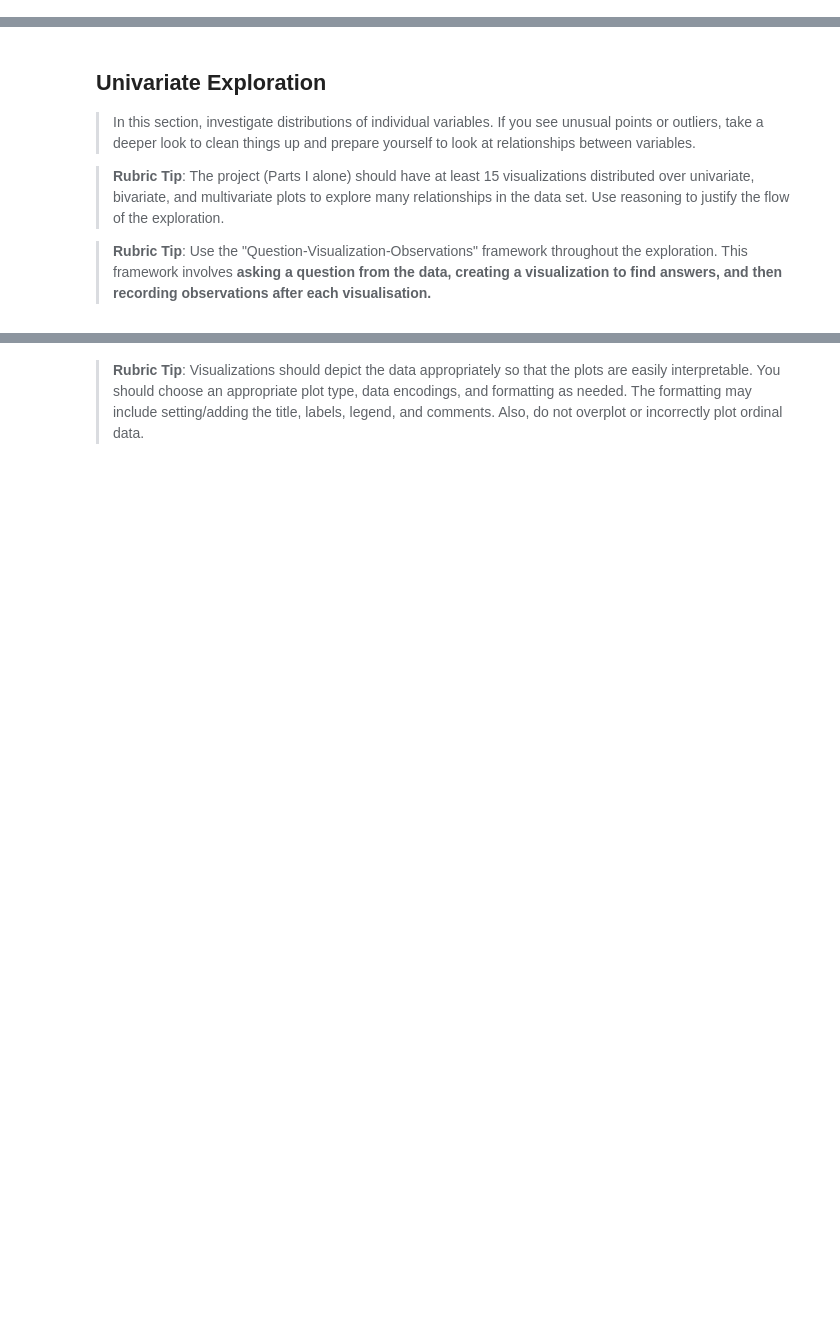
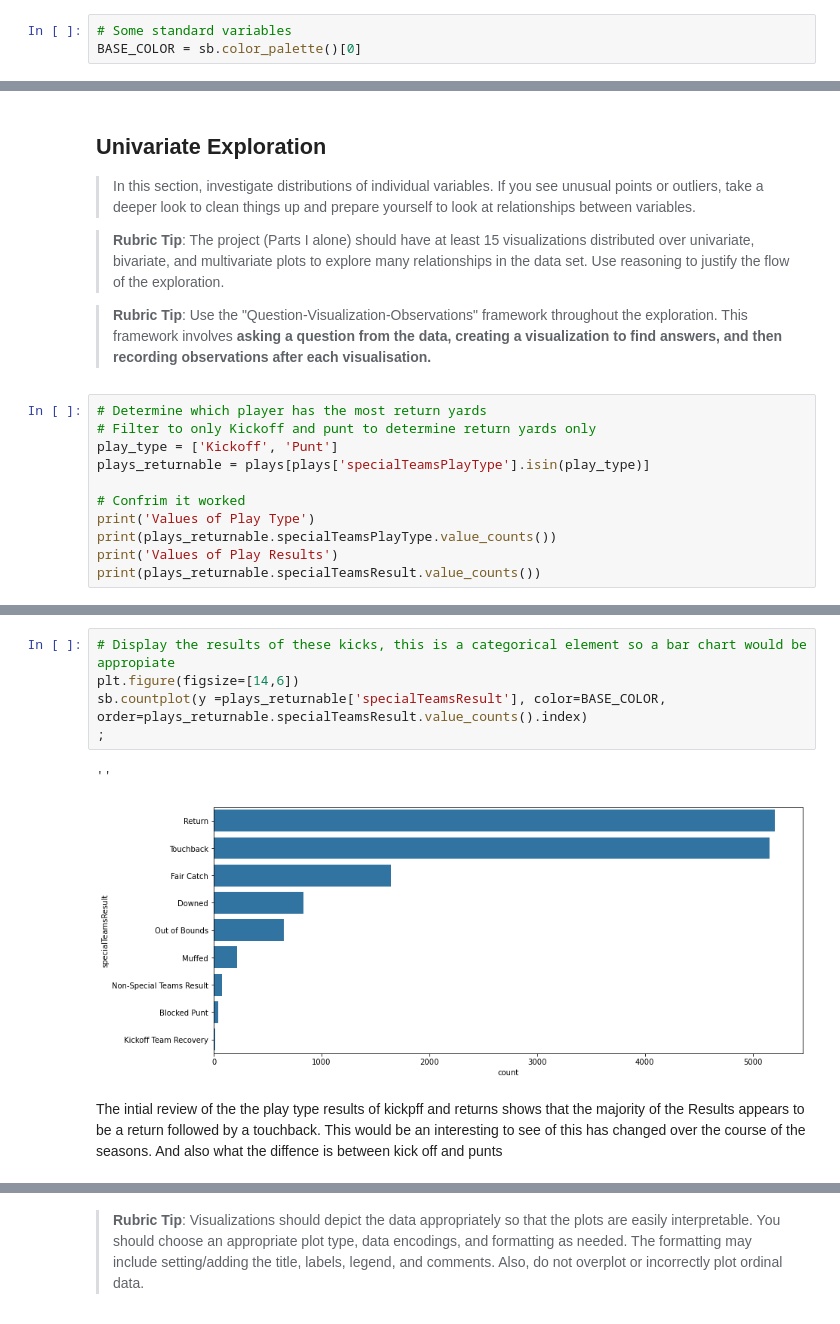
Before and after one commit to dkrejcarek/punt_analysis, a Jupyter notebook: Part_I_exploration_template.ipynb, the cells around one changed output, grey strips where cells are left out. Drawn from its saved outputs; the diff is of its cells as text; blank space fills up the shorter version.

Commit message:
Add in univariante graph

```diff
--- a/Part_I_exploration_template.ipynb
+++ b/Part_I_exploration_template.ipynb
@@ -43,6 +43,9 @@ print(pff.shape)
 (2732, 7)
 (19979, 25)
 (19979, 20)
+# %%
+# Some standard variables
+BASE_COLOR = sb.color_palette()[0]
 # %% [markdown]
 ### What is the structure of your dataset?
 
@@ -77,3 +80,14 @@ and prepare yourself to look at relationships between variables.
 
 
 >**Rubric Tip**: Use the "Question-Visualization-Observations" framework  throughout the exploration. This framework involves **asking a question from the data, creating a visualization to find answers, and then recording observations after each visualisation.**
+# %%
+# Determine which player has the most return yards
+# Filter to only Kickoff and punt to determine return yards only
+play_type = ['Kickoff', 'Punt']
+plays_returnable = plays[plays['specialTeamsPlayType'].isin(play_type)]
+
+# Confrim it worked
+print('Values of Play Type')
+print(plays_returnable.specialTeamsPlayType.value_counts())
+print('Values of Play Results')
+print(plays_returnable.specialTeamsResult.value_counts())
@@ -79,0 +110,10 @@ and prepare yourself to look at relationships between variables.
+# %%
+# Display the results of these kicks, this is a categorical element so a bar chart would be appropiate
+plt.figure(figsize=[14,6])
+sb.countplot(y =plays_returnable['specialTeamsResult'], color=BASE_COLOR, order=plays_returnable.specialTeamsResult.value_counts().index)
+;
+# %% [output]
+''
+[figure, added]
+# %% [markdown]
+The intial review of the the play type results of kickpff and returns shows that the majority of the Results appears to be a return followed by a touchback.  This would be an interesting to see of this has changed over the course of the seasons.  And also what the diffence is between kick off and punts
```
Also changed, not shown: parts of 4 cells of this notebook.
